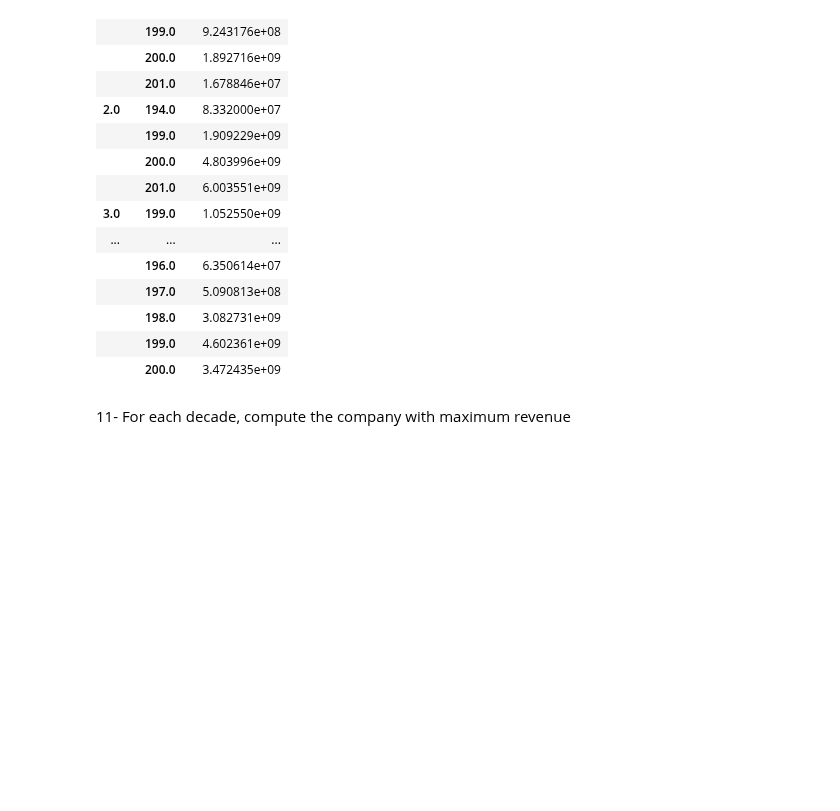
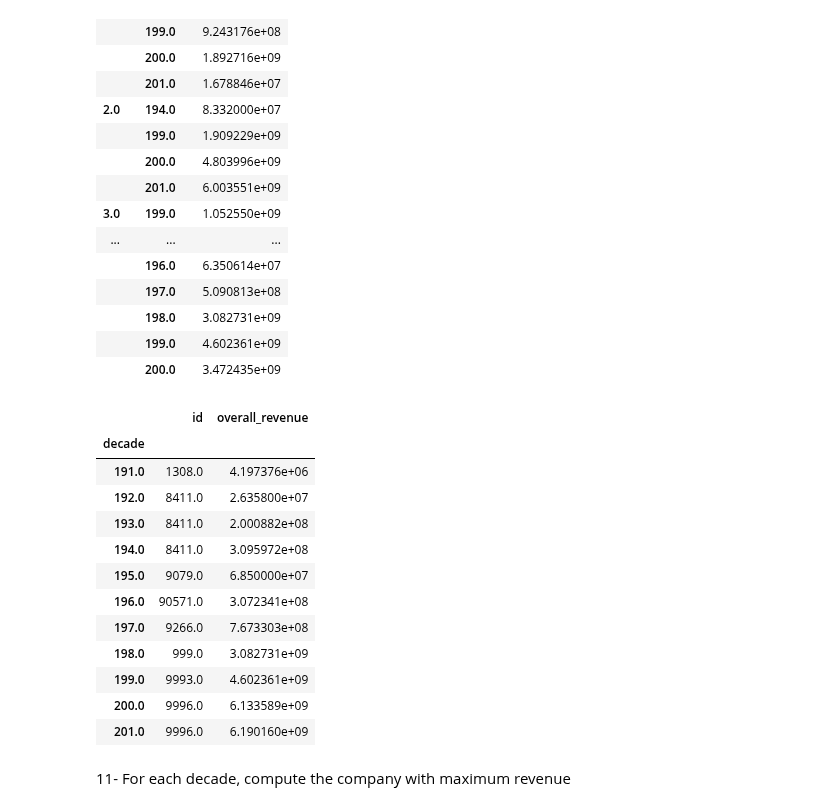
Before and after one commit to silviasantamaria/computerscience, a Jupyter notebook: NUOVO_PROJECT.ipynb, the cells around one changed output. Drawn from its saved outputs; the diff is of its cells as text; code cells hidden in the pictures; blank space fills up the shorter version.

```diff
--- a/NUOVO_PROJECT.ipynb
+++ b/NUOVO_PROJECT.ipynb
@@ -466,6 +466,25 @@ ALL_grouped.head(20)
 |  | 198.0 | 3.082731e+09 |
 |  | 199.0 | 4.602361e+09 |
 |  | 200.0 | 3.472435e+09 |
+# %%
+ALL_grouped1= ALL[['id', 'decade','revenue/companies']].groupby(['decade', 'id']).sum().rename(index=str, columns={'revenue/companies':'overall_revenue'})
+ALL_grouped1= ALL_grouped1.reset_index()
+ALL_grouped2= ALL_grouped1.groupby('decade').max()
+ALL_grouped2   ##da solo una compagnia per valore massimo
+# %% [output]
+|  | id | overall_revenue |
+| decade |  |  |
+| 191.0 | 1308.0 | 4.197376e+06 |
+| 192.0 | 8411.0 | 2.635800e+07 |
+| 193.0 | 8411.0 | 2.000882e+08 |
+| 194.0 | 8411.0 | 3.095972e+08 |
+| 195.0 | 9079.0 | 6.850000e+07 |
+| 196.0 | 90571.0 | 3.072341e+08 |
+| 197.0 | 9266.0 | 7.673303e+08 |
+| 198.0 | 999.0 | 3.082731e+09 |
+| 199.0 | 9993.0 | 4.602361e+09 |
+| 200.0 | 9996.0 | 6.133589e+09 |
+| 201.0 | 9996.0 | 6.190160e+09 |
 # %% [markdown]
 11- For each decade, compute the company with maximum revenue
 # %%
```
Also changed, not shown: parts of 1 cell of this notebook.
